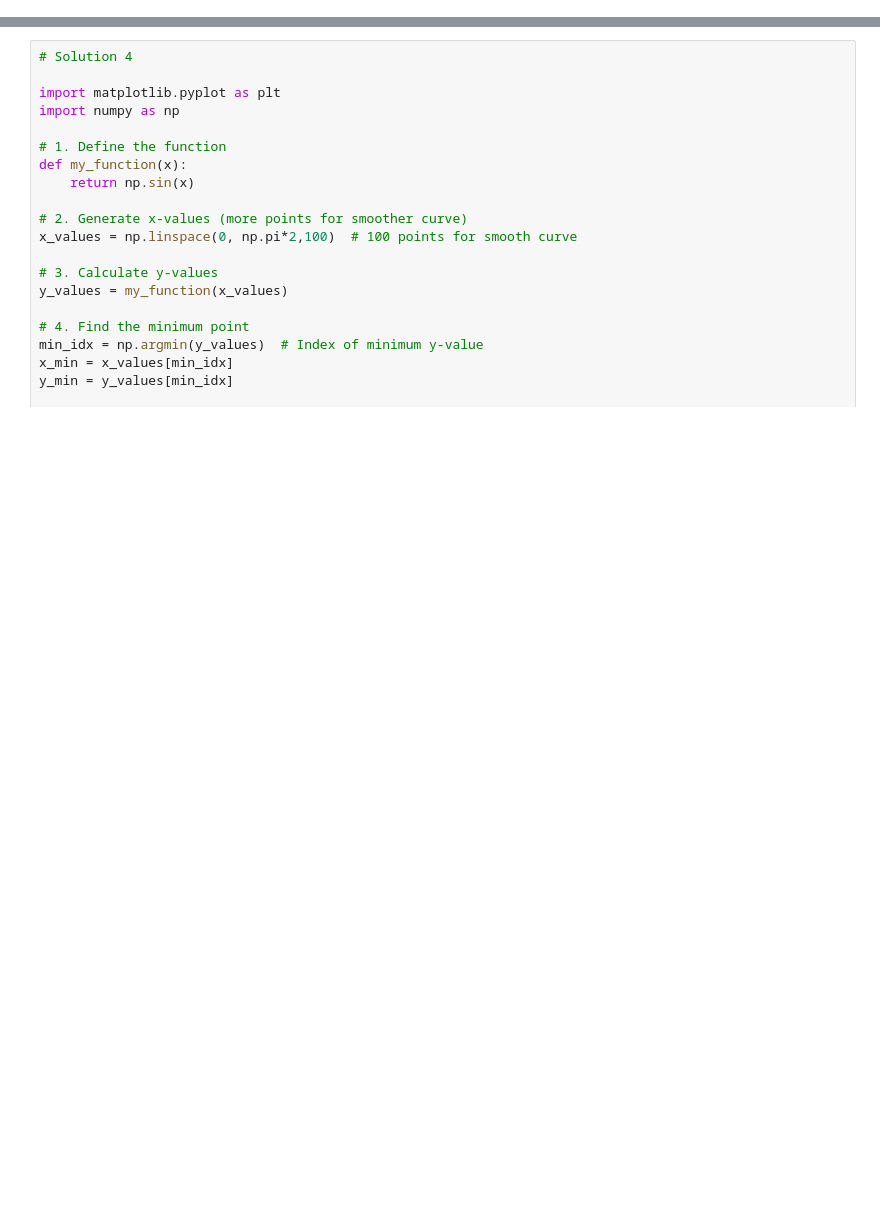
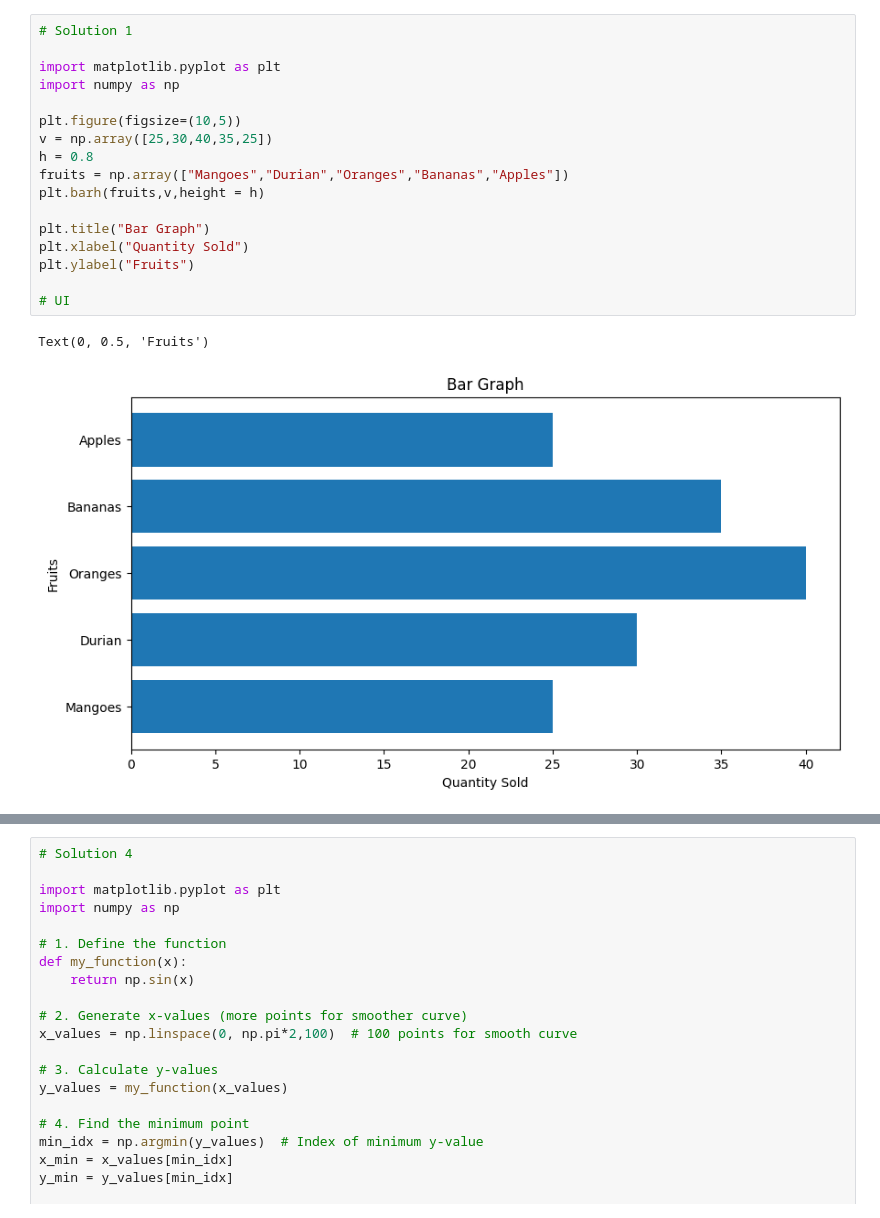
Before and after one commit to Basil1361/March-2026-Workshop-Resources, a Jupyter notebook: Answers/Matplotlib/PlotGraph_Answer.ipynb, the cells around one changed output, grey strips where cells are left out. Saved outputs shown, nothing was run; the diff lists cells and outputs as text; blank space fills up the shorter version.

```diff
--- a/Answers/Matplotlib/PlotGraph_Answer.ipynb
+++ b/Answers/Matplotlib/PlotGraph_Answer.ipynb
@@ -0,0 +1,20 @@
+# %%
+# Solution 1
+
+import matplotlib.pyplot as plt
+import numpy as np
+
+plt.figure(figsize=(10,5))
+v = np.array([25,30,40,35,25])
+h = 0.8
+fruits = np.array(["Mangoes","Durian","Oranges","Bananas","Apples"])
+plt.barh(fruits,v,height = h)
+
+plt.title("Bar Graph")
+plt.xlabel("Quantity Sold")
+plt.ylabel("Fruits")
+
+# UI
+# %% [output]
+Text(0, 0.5, 'Fruits')
+[figure, added]
```
Also changed, not shown: parts of 2 cells of this notebook.
